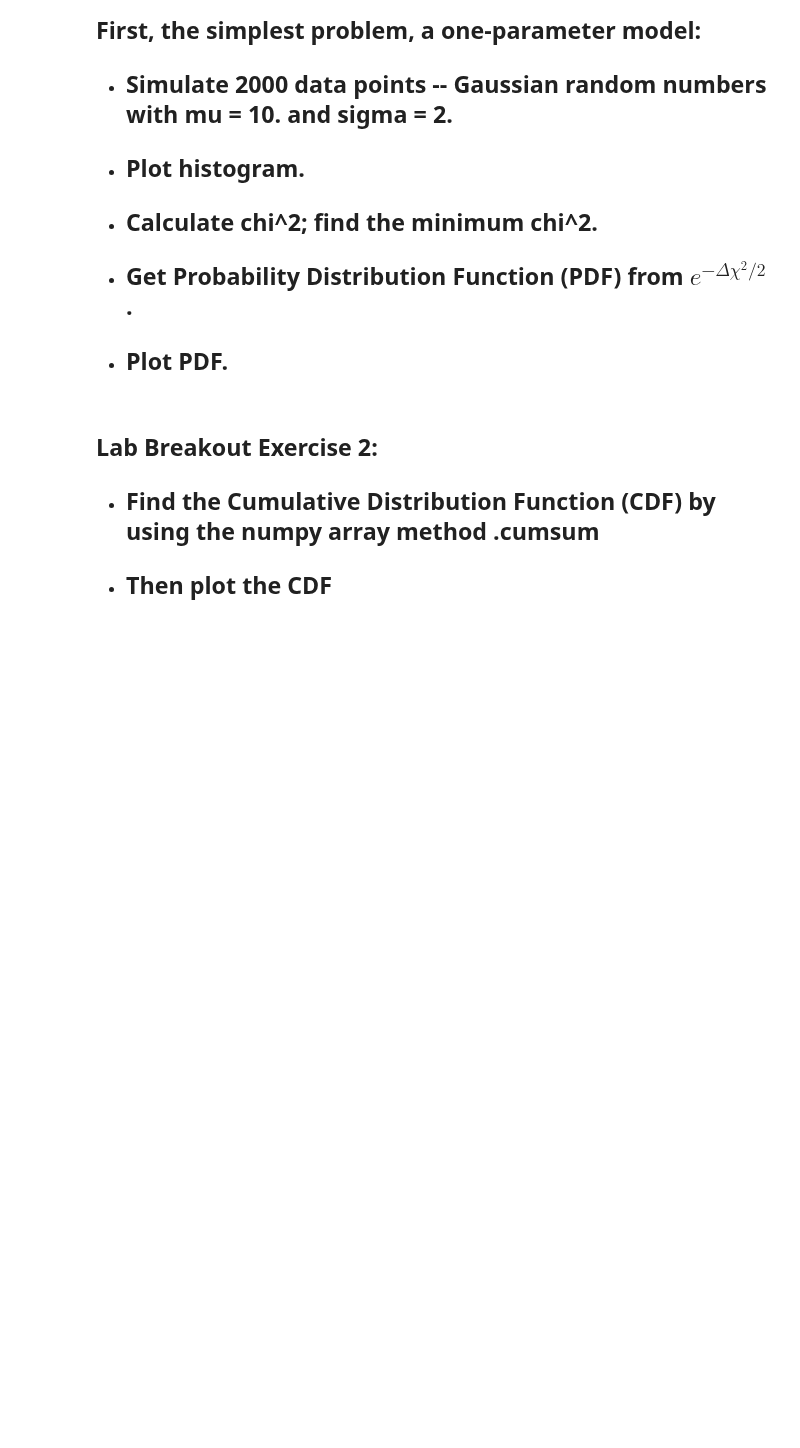
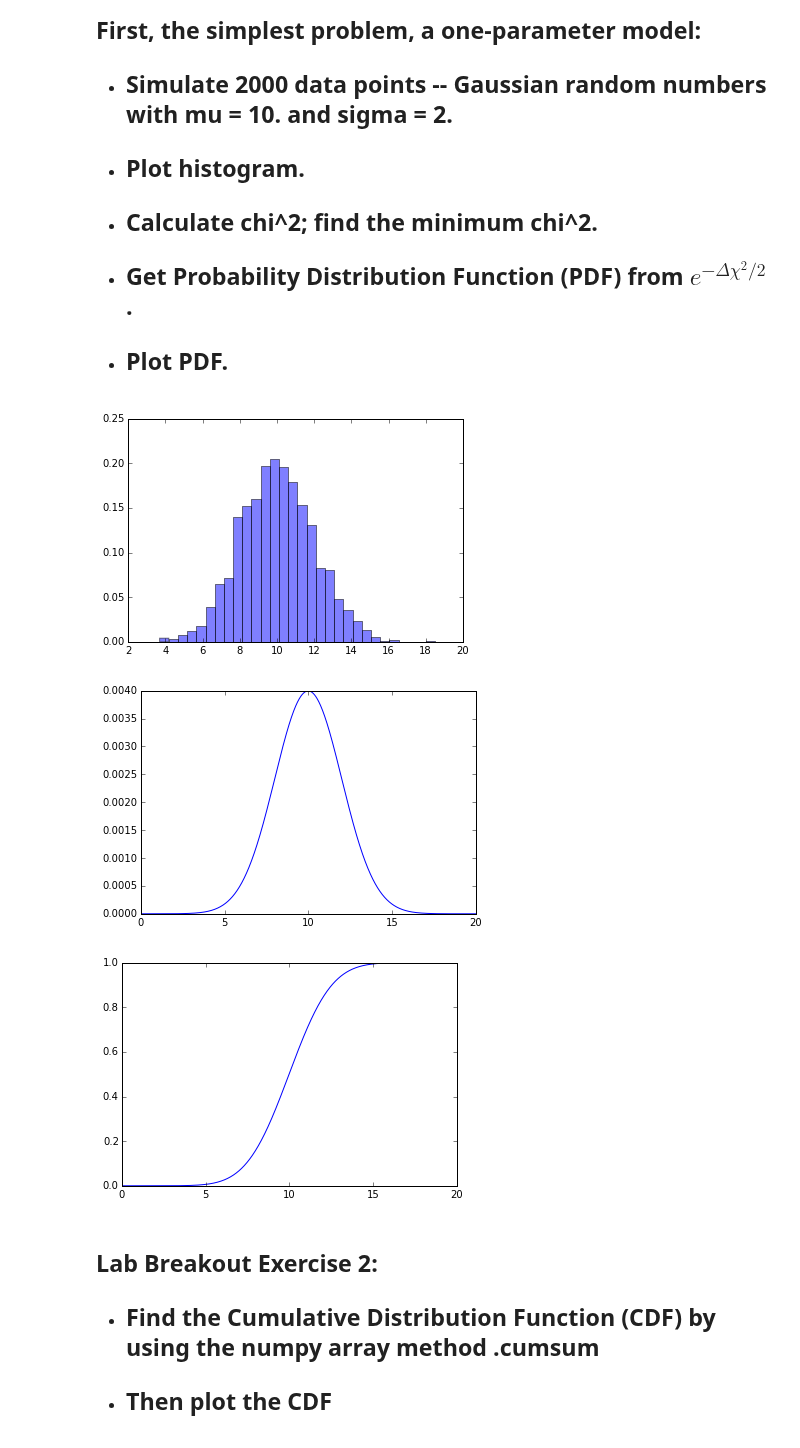
Before and after one commit to COMPPHYS-JNGUYEN/comp-phys, a Jupyter notebook: CompPhys-II_Week3-2_Regression-Probability-ChiSquare-ReducedChiSquare.ipynb, the cells around one changed output. Saved outputs shown, nothing was run; the diff lists cells and outputs as text; code cells hidden in the pictures; blank space fills up the shorter version.

```diff
--- a/CompPhys-II_Week3-2_Regression-Probability-ChiSquare-ReducedChiSquare.ipynb
+++ b/CompPhys-II_Week3-2_Regression-Probability-ChiSquare-ReducedChiSquare.ipynb
@@ -147,7 +147,12 @@ for m in np.arange(m_start, m_end, 0.1):
             m_best = m
             b_best = b
 
+n = 2
+chi_sq = rss_min/sig**2
+chi_nu_sq = chi_sq/(N-n)
+
 print('The minimum RSS:{:.4f}.'.format(rss_min))
 print('The best-fit slope and intercept for the simulated data are \
 m = {:.4f} and b = {:.4f}.'.format(m_best, b_best))
 print('(The input values are m_true = {:.4f} and b_true = {:4f}).'.format(m_true, b_true))
+print(reduced_chi_sq)
@@ -424,6 +446,45 @@ sorted_idx = [1 2 3 0]
 -  ## Get Probability Distribution Function (PDF) from $e^{-\Delta\chi^2/2}$ .
 
 -  ## Plot PDF.
+# %%
+import numpy as np
+import matplotlib.pyplot as plt
+
+N = 2000
+sig = 2
+mu = 10
+a = (1/np.sqrt(2*np.pi*sig))
+
+y = mu + np.random.randn(x.shape[0])*sig
+
+m = np.linspace(0, 20, 1000)
+chi_sq_list = []
+for i in m:
+    chi_sq = ((y-i)**2/sig**2).sum()
+    chi_sq_list.append(chi_sq)
+
+chi_sq_list = np.array(chi_sq_list)
+chi_sq_min = chi_sq_list.min()
+
+plt.figure()
+bin_heights, xbins, _ = plt.hist(y, bins = 30, normed = 1, alpha = 0.5)
+
+pdf = a*np.exp(-((chi_sq_list - chi_sq_min)/1999.)/2.)
+pdf /= pdf.sum()
+plt.figure()
+plt.plot(m, pdf)
+
+cdf = pdf.cumsum()
+plt.figure()
+plt.plot(m, cdf)
+
+
+
+plt.show()
+# %% [output]
+[figure, added]
+[figure, added]
+[figure, added]
 # %% [markdown]
 ## Lab Breakout Exercise 2:
 
```
Also changed, not shown: parts of 5 cells of this notebook.
